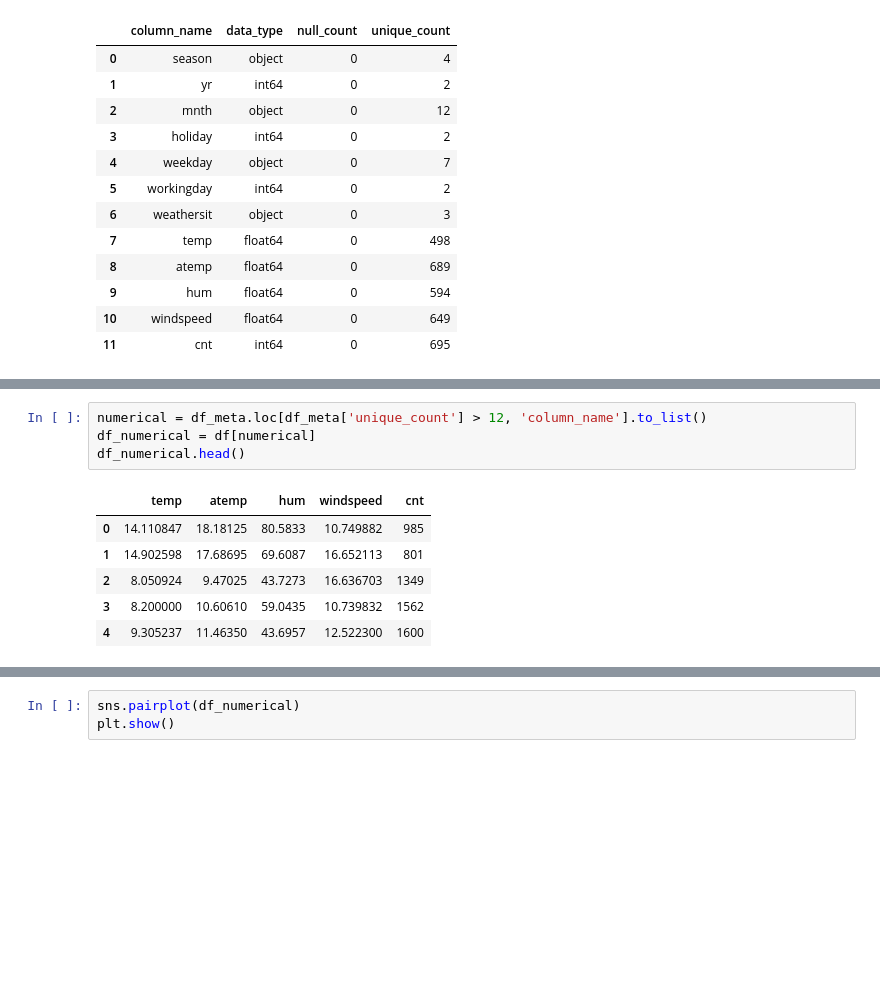
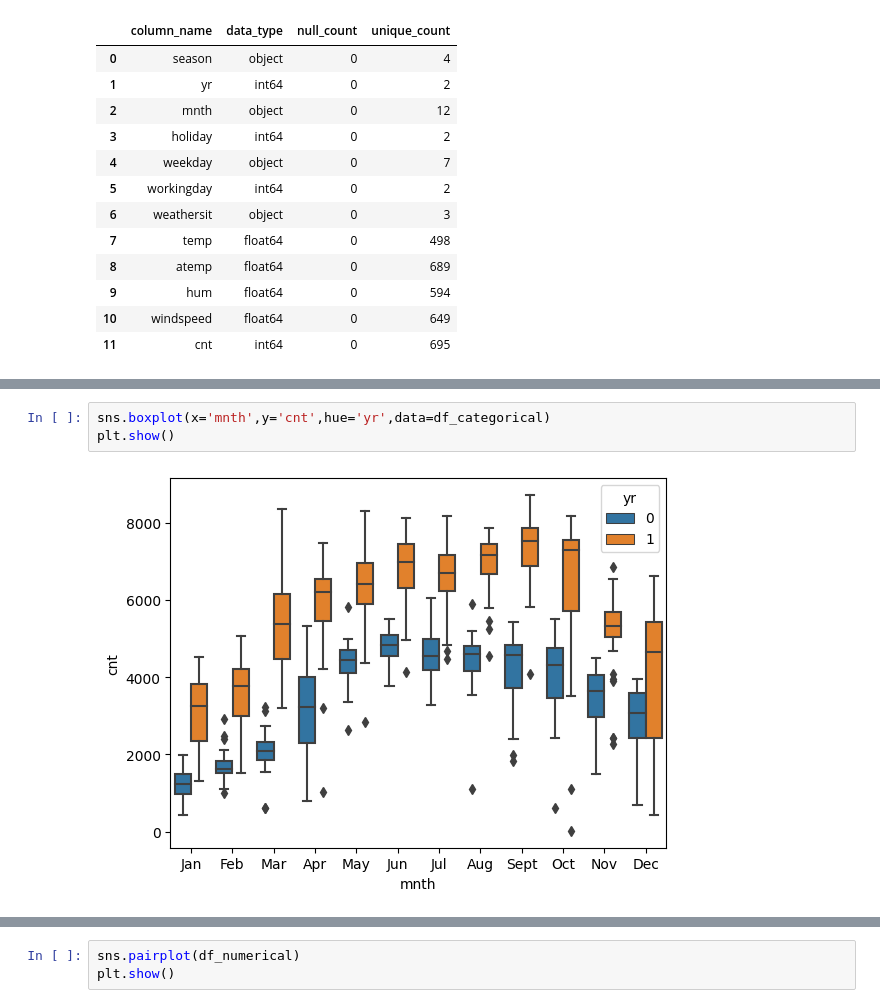
Before and after one commit to ABhatta92/BikeSharingRegression, a Jupyter notebook: BikeSharing.ipynb, the cells around one changed output, grey strips where cells are left out. Drawn from its saved outputs; the diff is of its cells as text; blank space fills up the shorter version.

```diff
--- a/BikeSharing.ipynb
+++ b/BikeSharing.ipynb
@@ -141,11 +157,5 @@ df_categorical.head()
 # %%
-numerical = df_meta.loc[df_meta['unique_count'] > 12, 'column_name'].to_list()
-df_numerical = df[numerical]
-df_numerical.head()
+sns.boxplot(x='mnth',y='cnt',hue='yr',data=df_categorical)
+plt.show()
 # %% [output]
-|  | temp | atemp | hum | windspeed | cnt |
-| 0 | 14.110847 | 18.18125 | 80.5833 | 10.749882 | 985 |
-| 1 | 14.902598 | 17.68695 | 69.6087 | 16.652113 | 801 |
-| 2 | 8.050924 | 9.47025 | 43.7273 | 16.636703 | 1349 |
-| 3 | 8.200000 | 10.60610 | 59.0435 | 10.739832 | 1562 |
-| 4 | 9.305237 | 11.46350 | 43.6957 | 12.522300 | 1600 |
+[figure, added]
```
Also changed, not shown: parts of 48 cells of this notebook, 1 other file.
